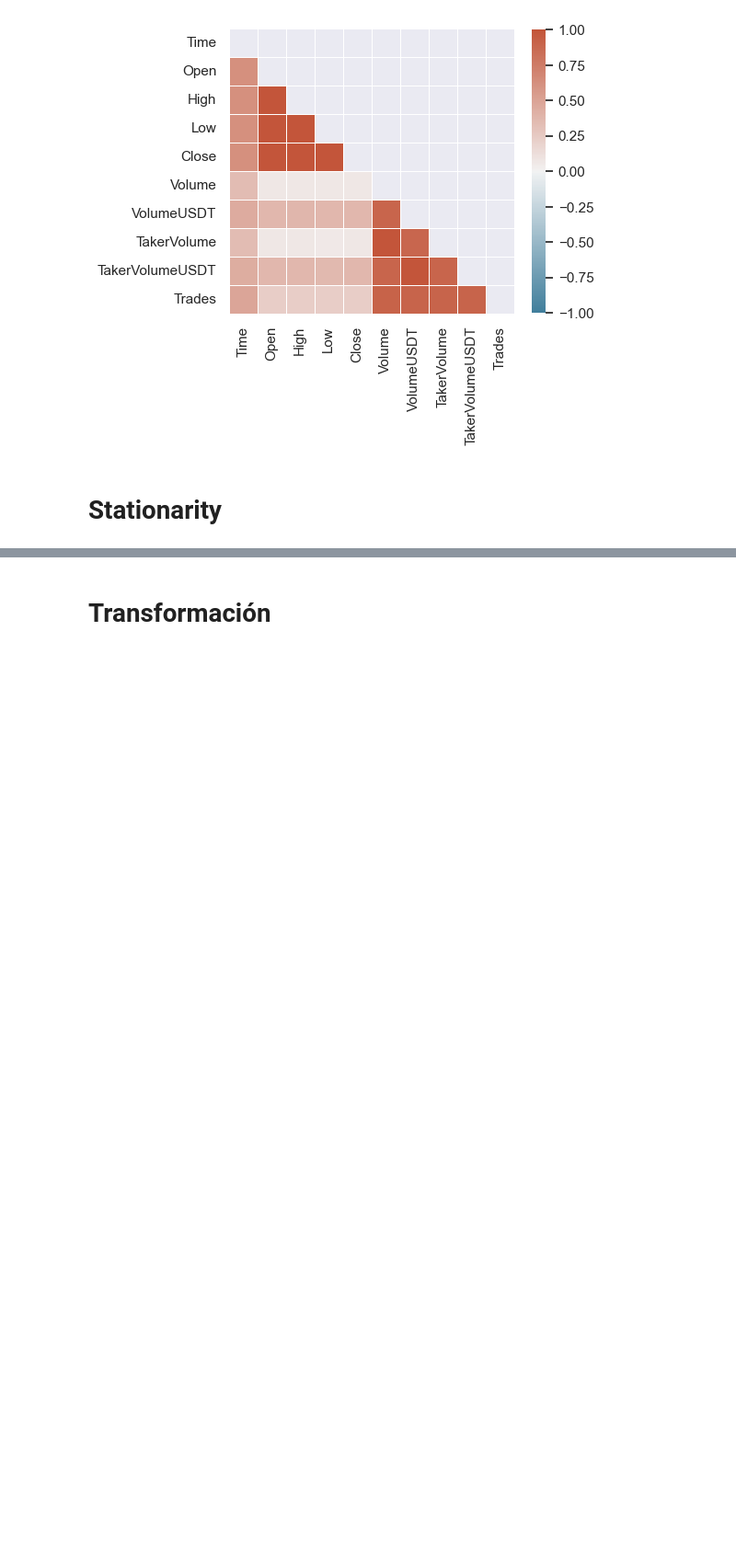
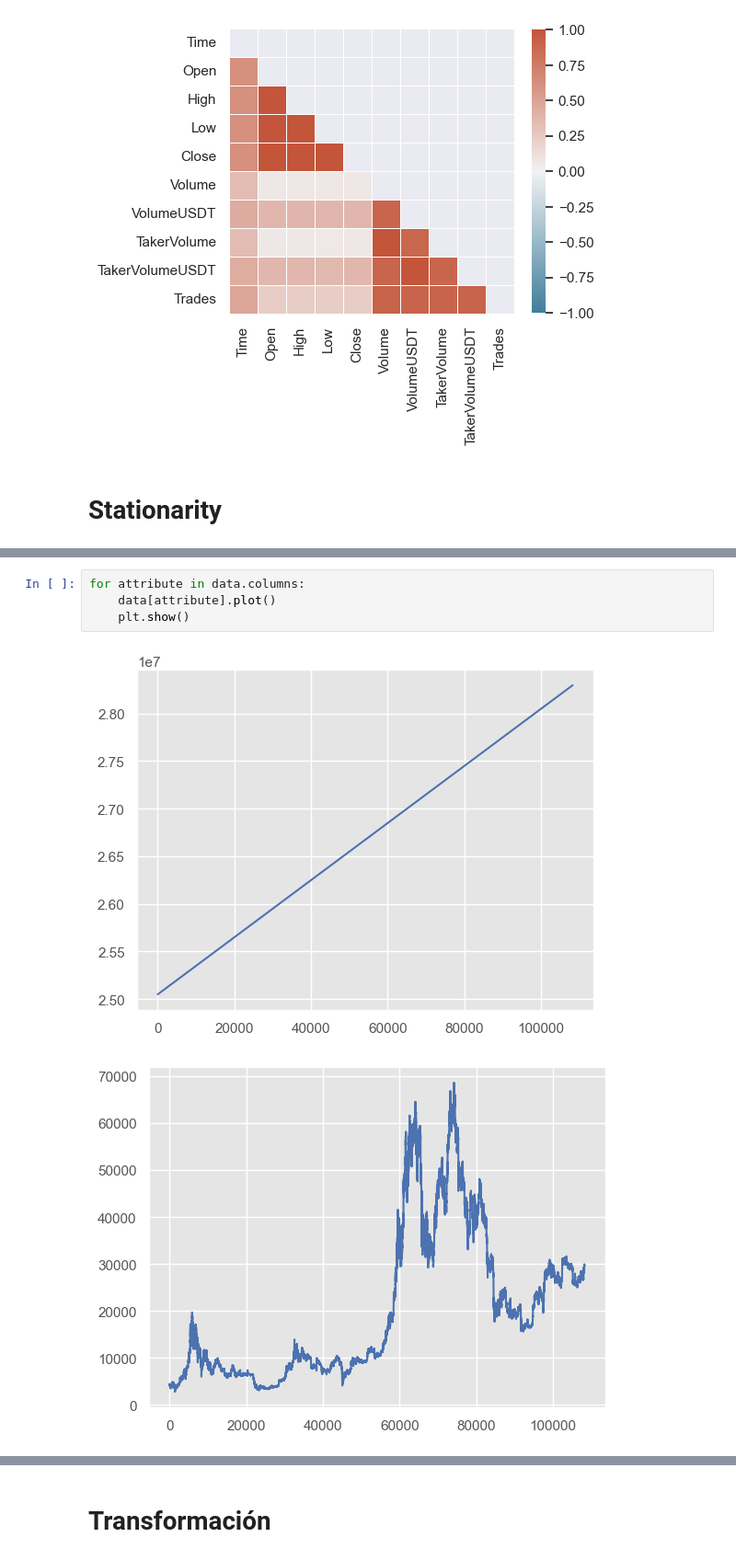
Before and after one commit to AlbertNath/BTC-LSTM, a Jupyter notebook: src/python/jnotes/02 Análisis_exploratorio.ipynb, the cells around one changed output, grey strips where cells are left out. Shown: that part at 92% size. Drawn from its saved outputs; the diff is of its cells as text; blank space fills up the shorter version.

```diff
--- a/src/python/jnotes/02 Análisis_exploratorio.ipynb
+++ b/src/python/jnotes/02 Análisis_exploratorio.ipynb
@@ -156,0 +147,7 @@ plt.show()
+# %%
+for attribute in data.columns:
+    data[attribute].plot()
+    plt.show()
+# %% [output]
+[figure, added]
+[figure, added]
```
Also changed, not shown: parts of 7 cells of this notebook, 2 other files.
